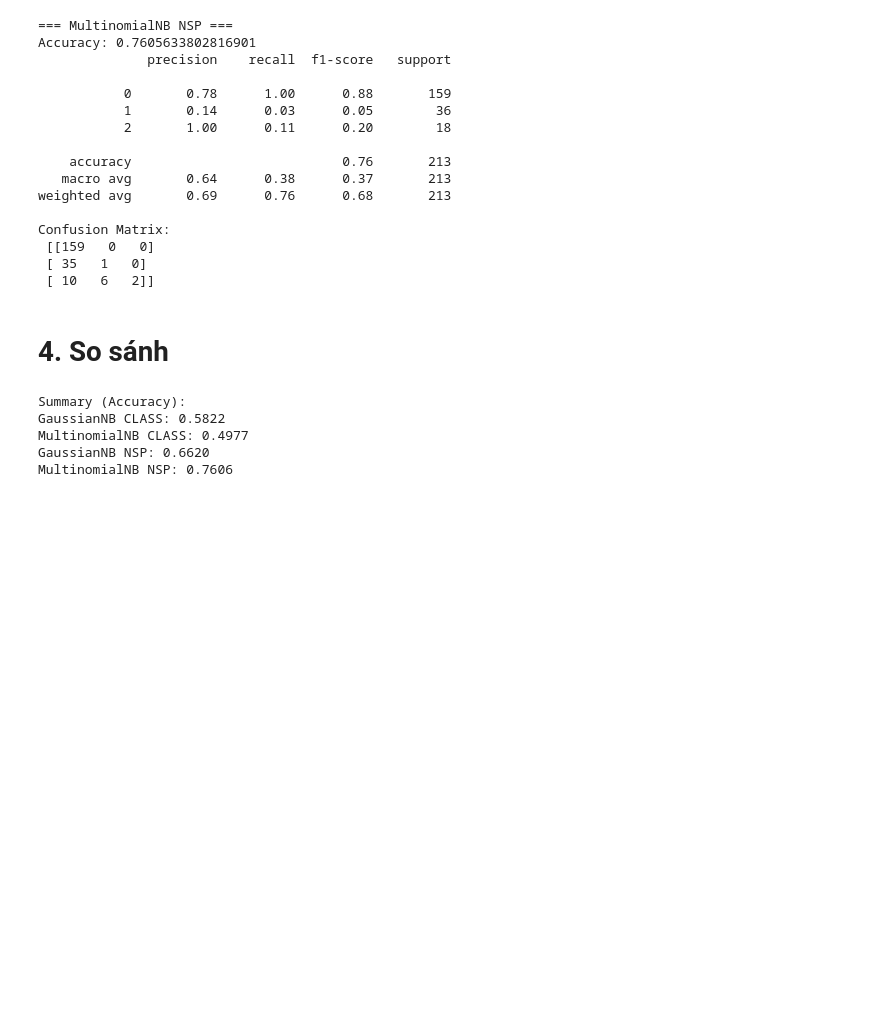
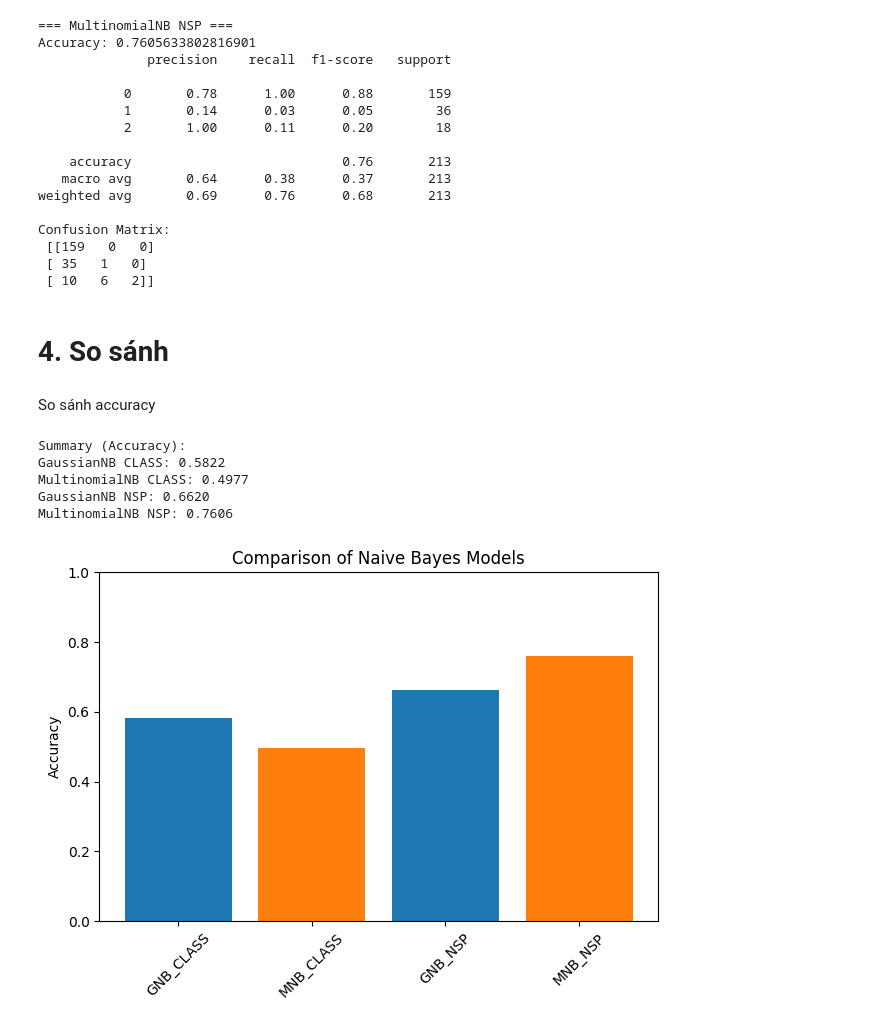
Before and after one commit to minhnion/CTG-Based_Fetal_Health_and_Neurobehavior_Classification, a Jupyter notebook: notebooks/NaiveBayes.ipynb, the cells around one changed output. Drawn from its saved outputs; the diff is of its cells as text; code cells hidden in the pictures; blank space fills up the shorter version.

Commit message:
biểu đồ hóa so sánh

```diff
--- a/notebooks/NaiveBayes.ipynb
+++ b/notebooks/NaiveBayes.ipynb
@@ -176,15 +177,37 @@ Confusion Matrix:
  [ 10   6   2]]
 # %% [markdown]
 # 4. So sánh
-# %%
-print("\nSummary (Accuracy):")
-print(f"GaussianNB CLASS: {accuracy_score(y_test_c, y_pred_c_gnb):.4f}")
-print(f"MultinomialNB CLASS: {accuracy_score(y_test_c, y_pred_c_mnb):.4f}")
-print(f"GaussianNB NSP: {accuracy_score(y_test_n, y_pred_n_gnb):.4f}")
-print(f"MultinomialNB NSP: {accuracy_score(y_test_n, y_pred_n_mnb):.4f}")
-# %% [output]
-Summary (Accuracy):
-GaussianNB CLASS: 0.5822
-MultinomialNB CLASS: 0.4977
-GaussianNB NSP: 0.6620
-MultinomialNB NSP: 0.7606
+# %% [markdown]
+So sánh accuracy
+# %%
+acc_c_gnb = accuracy_score(y_test_c, y_pred_c_gnb)
+acc_c_mnb = accuracy_score(y_test_c, y_pred_c_mnb)
+acc_n_gnb = accuracy_score(y_test_n, y_pred_n_gnb)
+acc_n_mnb = accuracy_score(y_test_n, y_pred_n_mnb)
+# %%
+print("\nSummary (Accuracy):")
+print(f"GaussianNB CLASS: {acc_c_gnb:.4f}")
+print(f"MultinomialNB CLASS: {acc_c_mnb:.4f}")
+print(f"GaussianNB NSP: {acc_n_gnb:.4f}")
+print(f"MultinomialNB NSP: {acc_n_mnb:.4f}")
+# %% [output]
+Summary (Accuracy):
+GaussianNB CLASS: 0.5822
+MultinomialNB CLASS: 0.4977
+GaussianNB NSP: 0.6620
+MultinomialNB NSP: 0.7606
+# %%
+models = ['GNB_CLASS', 'MNB_CLASS', 'GNB_NSP', 'MNB_NSP']
+accuracies = [acc_c_gnb, acc_c_mnb, acc_n_gnb, acc_n_mnb]
+colors = ['tab:blue', 'tab:orange', 'tab:blue', 'tab:orange']
+
+plt.figure()
+plt.bar(models, accuracies, color=colors)
+plt.ylim(0, 1)
+plt.ylabel('Accuracy')
+plt.title('Comparison of Naive Bayes Models')
+plt.xticks(rotation=45)
+plt.tight_layout()
+plt.show()
+# %% [output]
+[figure, added]
```
Also changed, not shown: parts of 1 cell of this notebook.
